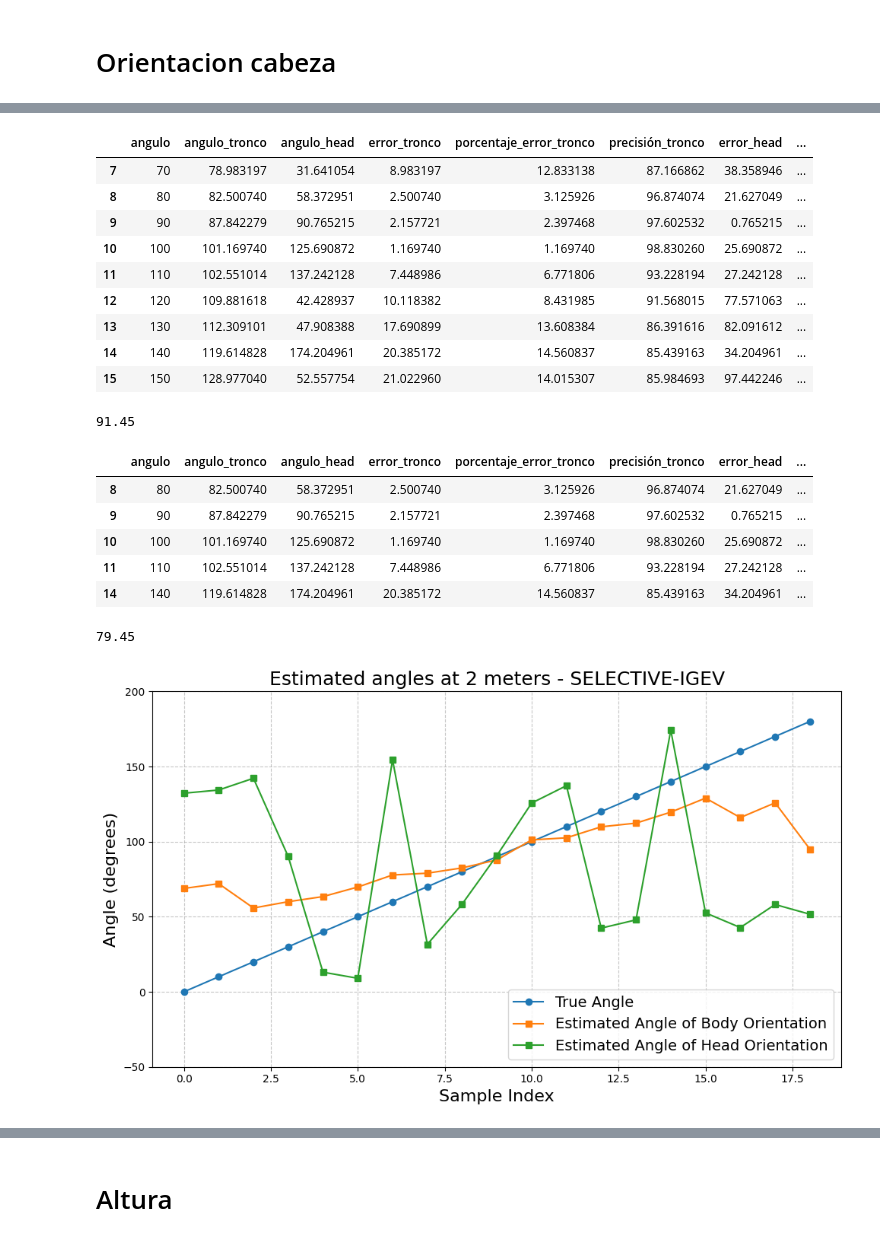
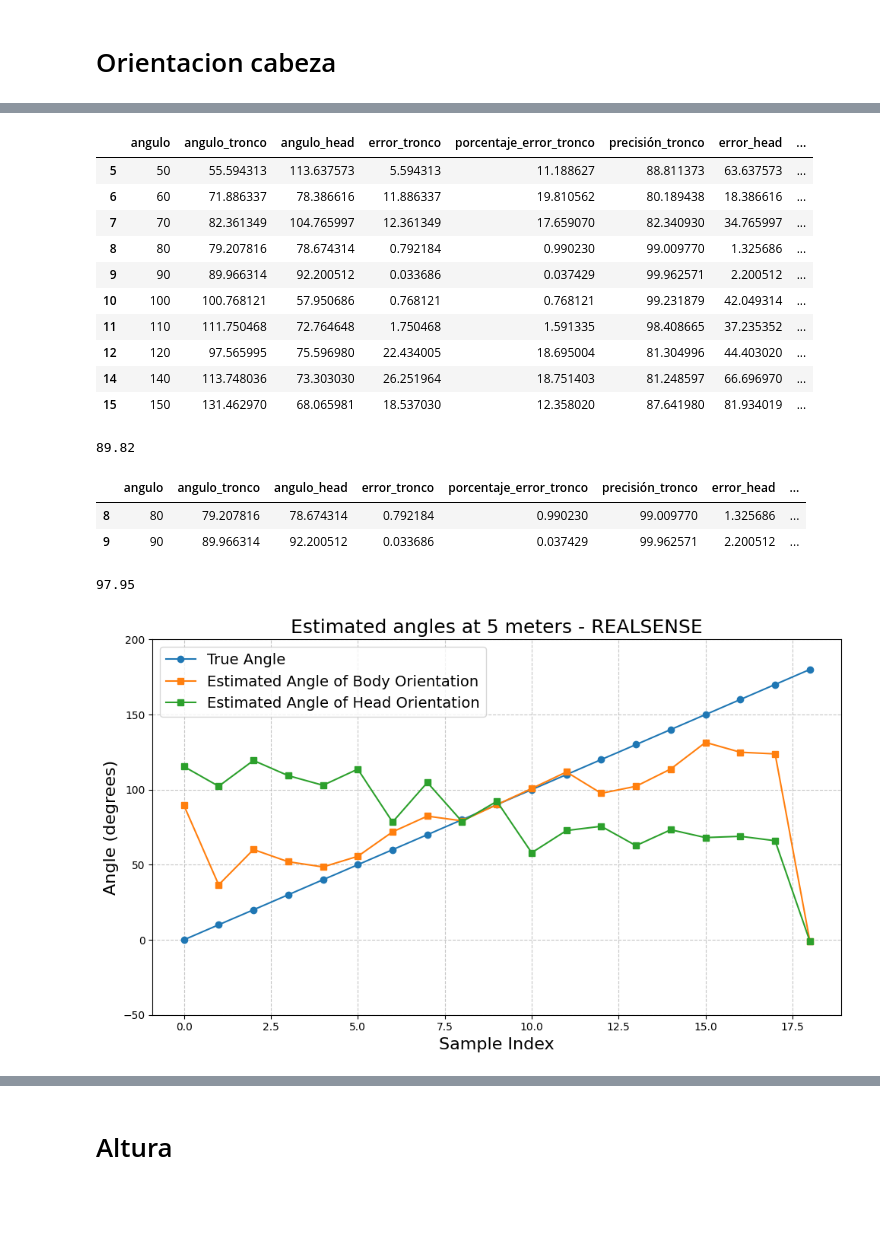
Before and after one commit to stevenaraujo98/integracion_pcl, a Jupyter notebook: get_res.ipynb, the cells around one changed output, grey strips where cells are left out. Saved outputs shown, nothing was run; the diff lists cells and outputs as text; code cells hidden in the pictures; blank space fills up the shorter version.

```diff
--- a/get_res.ipynb
+++ b/get_res.ipynb
@@ -463,7 +388,8 @@ val_centroides_grupal = json["centroide_grupal"]
 data = []
 
 for key, value in val_centroides_grupal.items():
-    data.append([key, value[0]["respuesta"]])
+    if len(value) > 0:
+        data.append([key, value[0]["respuesta"]])
 
 df_centroides_grupal = pd.DataFrame(data, columns=["centroide_grupal", "respuesta"])
 # %%
@@ -518 +443,3 @@ val_orientacion = json["orientacion"]
+# %%
+val_orientacion = json_file["orientacion_cabeza"]
 # %%
@@ -776,7 +641,7 @@ plt.show()
 # %% [markdown]
 # Orientacion cabeza
 # %%
-val_orientacion_cabeza = json["orientacion_cabeza"]
+val_orientacion_cabeza = json_file["orientacion_cabeza"]
 # %%
 data = []
 
@@ -837,14 +702,14 @@ df_orientaciones_cabeza_400 = pd.DataFrame(data)
 # %%
 # erro_absoluto = valor_real−valor estimado
-df_orientaciones_cabeza_200["error_tronco"] = abs(df_orientaciones_cabeza_200["angulo"].astype(int) - df_orientaciones_cabeza_200["angulo_tronco"])
+df_orientaciones_cabeza_500["error_tronco"] = abs(df_orientaciones_cabeza_500["angulo"].astype(int) - df_orientaciones_cabeza_500["angulo_tronco"])
 # porcentaje_error = erro_absoluto / valor_real * 100
-df_orientaciones_cabeza_200["porcentaje_error_tronco"] = (df_orientaciones_cabeza_200["error_tronco"] * 100) / df_orientaciones_cabeza_200["angulo"].astype(int)
-df_orientaciones_cabeza_200["precisión_tronco"] = 100 - df_orientaciones_cabeza_200["porcentaje_error_tronco"]
+df_orientaciones_cabeza_500["porcentaje_error_tronco"] = (df_orientaciones_cabeza_500["error_tronco"] * 100) / df_orientaciones_cabeza_500["angulo"].astype(int)
+df_orientaciones_cabeza_500["precisión_tronco"] = 100 - df_orientaciones_cabeza_500["porcentaje_error_tronco"]
 
-df_orientaciones_cabeza_200["error_head"] = abs(df_orientaciones_cabeza_200["angulo"].astype(int) - df_orientaciones_cabeza_200["angulo_head"])
-df_orientaciones_cabeza_200["porcentaje_error_head"] = (df_orientaciones_cabeza_200["error_head"] * 100) / df_orientaciones_cabeza_200["angulo"].astype(int)
-df_orientaciones_cabeza_200["precisión_head"] = 100 - df_orientaciones_cabeza_200["porcentaje_error_head"]
+df_orientaciones_cabeza_500["error_head"] = abs(df_orientaciones_cabeza_500["angulo"].astype(int) - df_orientaciones_cabeza_500["angulo_head"])
+df_orientaciones_cabeza_500["porcentaje_error_head"] = (df_orientaciones_cabeza_500["error_head"] * 100) / df_orientaciones_cabeza_500["angulo"].astype(int)
+df_orientaciones_cabeza_500["precisión_head"] = 100 - df_orientaciones_cabeza_500["porcentaje_error_head"]
 
-df_orientaciones_cabeza_200
+df_orientaciones_cabeza_500
 # %% [output]
 |  | angulo | angulo_tronco | angulo_head | error_tronco | porcentaje_error_tronco | precisión_tronco | error_head | ... |
@@ -867,66 +732,64 @@ df_orientaciones_cabeza_200
 # %%
-df_orientaciones_cabeza_200[df_orientaciones_cabeza_200["precisión_tronco"] > 80]
+df_orientaciones_cabeza_500[df_orientaciones_cabeza_500["precisión_tronco"] > 80]
 # %% [output]
 |  | angulo | angulo_tronco | angulo_head | error_tronco | porcentaje_error_tronco | precisión_tronco | error_head | ... |
-| 7 | 70 | 78.983197 | 31.641054 | 8.983197 | 12.833138 | 87.166862 | 38.358946 | ... |
-| 8 | 80 | 82.500740 | 58.372951 | 2.500740 | 3.125926 | 96.874074 | 21.627049 | ... |
-| 9 | 90 | 87.842279 | 90.765215 | 2.157721 | 2.397468 | 97.602532 | 0.765215 | ... |
-| 10 | 100 | 101.169740 | 125.690872 | 1.169740 | 1.169740 | 98.830260 | 25.690872 | ... |
-| 11 | 110 | 102.551014 | 137.242128 | 7.448986 | 6.771806 | 93.228194 | 27.242128 | ... |
-| 12 | 120 | 109.881618 | 42.428937 | 10.118382 | 8.431985 | 91.568015 | 77.571063 | ... |
-| 13 | 130 | 112.309101 | 47.908388 | 17.690899 | 13.608384 | 86.391616 | 82.091612 | ... |
-| 14 | 140 | 119.614828 | 174.204961 | 20.385172 | 14.560837 | 85.439163 | 34.204961 | ... |
-| 15 | 150 | 128.977040 | 52.557754 | 21.022960 | 14.015307 | 85.984693 | 97.442246 | ... |
+| 5 | 50 | 55.594313 | 113.637573 | 5.594313 | 11.188627 | 88.811373 | 63.637573 | ... |
+| 6 | 60 | 71.886337 | 78.386616 | 11.886337 | 19.810562 | 80.189438 | 18.386616 | ... |
+| 7 | 70 | 82.361349 | 104.765997 | 12.361349 | 17.659070 | 82.340930 | 34.765997 | ... |
+| 8 | 80 | 79.207816 | 78.674314 | 0.792184 | 0.990230 | 99.009770 | 1.325686 | ... |
+| 9 | 90 | 89.966314 | 92.200512 | 0.033686 | 0.037429 | 99.962571 | 2.200512 | ... |
+| 10 | 100 | 100.768121 | 57.950686 | 0.768121 | 0.768121 | 99.231879 | 42.049314 | ... |
+| 11 | 110 | 111.750468 | 72.764648 | 1.750468 | 1.591335 | 98.408665 | 37.235352 | ... |
+| 12 | 120 | 97.565995 | 75.596980 | 22.434005 | 18.695004 | 81.304996 | 44.403020 | ... |
+| 14 | 140 | 113.748036 | 73.303030 | 26.251964 | 18.751403 | 81.248597 | 66.696970 | ... |
+| 15 | 150 | 131.462970 | 68.065981 | 18.537030 | 12.358020 | 87.641980 | 81.934019 | ... |
 # %%
-round(df_orientaciones_cabeza_200[df_orientaciones_cabeza_200["precisión_tronco"] > 80]["precisión_tronco"].mean(), 2)
+round(df_orientaciones_cabeza_500[df_orientaciones_cabeza_500["precisión_tronco"] > 80]["precisión_tronco"].mean(), 2)
 # %% [output]
-91.45
+89.82
 # %%
-df_orientaciones_cabeza_200[df_orientaciones_cabeza_200["precisión_head"] > 70]
+df_orientaciones_cabeza_500[df_orientaciones_cabeza_500["precisión_head"] > 70]
 # %% [output]
 |  | angulo | angulo_tronco | angulo_head | error_tronco | porcentaje_error_tronco | precisión_tronco | error_head | ... |
-| 8 | 80 | 82.500740 | 58.372951 | 2.500740 | 3.125926 | 96.874074 | 21.627049 | ... |
-| 9 | 90 | 87.842279 | 90.765215 | 2.157721 | 2.397468 | 97.602532 | 0.765215 | ... |
-| 10 | 100 | 101.169740 | 125.690872 | 1.169740 | 1.169740 | 98.830260 | 25.690872 | ... |
-| 11 | 110 | 102.551014 | 137.242128 | 7.448986 | 6.771806 | 93.228194 | 27.242128 | ... |
-| 14 | 140 | 119.614828 | 174.204961 | 20.385172 | 14.560837 | 85.439163 | 34.204961 | ... |
+| 8 | 80 | 79.207816 | 78.674314 | 0.792184 | 0.990230 | 99.009770 | 1.325686 | ... |
+| 9 | 90 | 89.966314 | 92.200512 | 0.033686 | 0.037429 | 99.962571 | 2.200512 | ... |
 # %%
-round(df_orientaciones_cabeza_200[df_orientaciones_cabeza_200["precisión_head"] > 70]["precisión_head"].mean(), 2)
+round(df_orientaciones_cabeza_500[df_orientaciones_cabeza_500["precisión_head"] > 70]["precisión_head"].mean(), 2)
 # %% [output]
-79.45
+97.95
 # %%
-# grafica el angulo de Y, con valores en x de los indices de df_orientaciones_200
-# plt.plot(df_orientaciones_200["angulo_tronco"])
-# plt.plot(df_orientaciones_200["angulo"].astype(int))
+# grafica el angulo de Y, con valores en x de los indices de df_orientaciones_500
+# plt.plot(df_orientaciones_500["angulo_tronco"])
+# plt.plot(df_orientaciones_500["angulo"].astype(int))
 
 # Crear la figura y los ejes
 fig, ax = plt.subplots(figsize=(10, 6))
 
 # Graficar ambas líneas
-ax.plot(df_orientaciones_cabeza_200.index, df_orientaciones_cabeza_200["angulo"].astype(int), label='True Angle', marker='o')
-ax.plot(df_orientaciones_cabeza_200.index, df_orientaciones_cabeza_200["angulo_tronco"], label='Estimated Angle of Body Orientation', marker='s')
-ax.plot(df_orientaciones_cabeza_200.index, df_orientaciones_cabeza_200["angulo_head"], label='Estimated Angle of Head Orientation', marker='s')
+ax.plot(df_orientaciones_cabeza_500.index, df_orientaciones_cabeza_500["angulo"].astype(int), label='True Angle', marker='o')
+ax.plot(df_orientaciones_cabeza_500.index, df_orientaciones_cabeza_500["angulo_tronco"], label='Estimated Angle of Body Orientation', marker='s')
+ax.plot(df_orientaciones_cabeza_500.index, df_orientaciones_cabeza_500["angulo_head"], label='Estimated Angle of Head Orientation', marker='s')
 
 
 # Configurar el título y las etiquetas de los ejes
-ax.set_title('Estimated angles at 2 meters - ' + method, fontsize=18)
+ax.set_title('Estimated angles at 5 meters - ' + method, fontsize=18)
 ax.set_xlabel('Sample Index', fontsize=16)
 ax.set_ylabel('Angle (degrees)', fontsize=16)
 
 # y vaya de entre 100 y 200
 plt.ylim(-50, 200)
 
 # Añadir una leyenda
 ax.legend(fontsize=14)
 
 # Añadir una cuadrícula para mejor lectura
 ax.grid(True, linestyle='--', alpha=0.7)
 
 # Ajustar el diseño y mostrar la gráfica
 plt.tight_layout()
 plt.show()
 # %% [output]
-[figure, old version]
+[figure, new version]
 # %%
 df_orientaciones_cabeza_300["error_tronco"] = abs(df_orientaciones_cabeza_300["angulo"].astype(int) - df_orientaciones_cabeza_300["angulo_tronco"])
 df_orientaciones_cabeza_300["porcentaje_error_tronco"] = (df_orientaciones_cabeza_300["error_tronco"] * 100) / df_orientaciones_cabeza_300["angulo"].astype(int)
```
Also changed, not shown: parts of 75 cells of this notebook, 11 other files.
